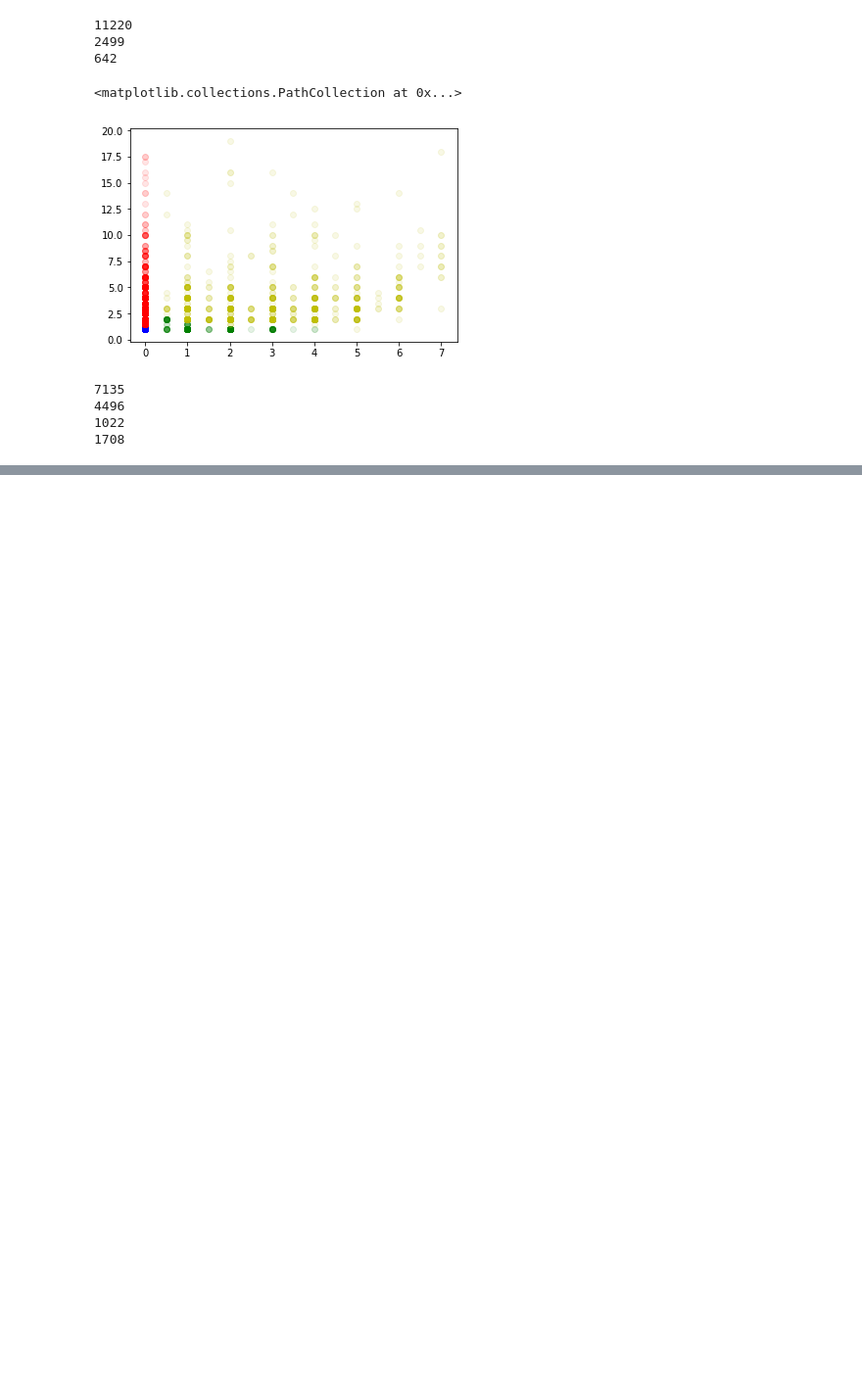
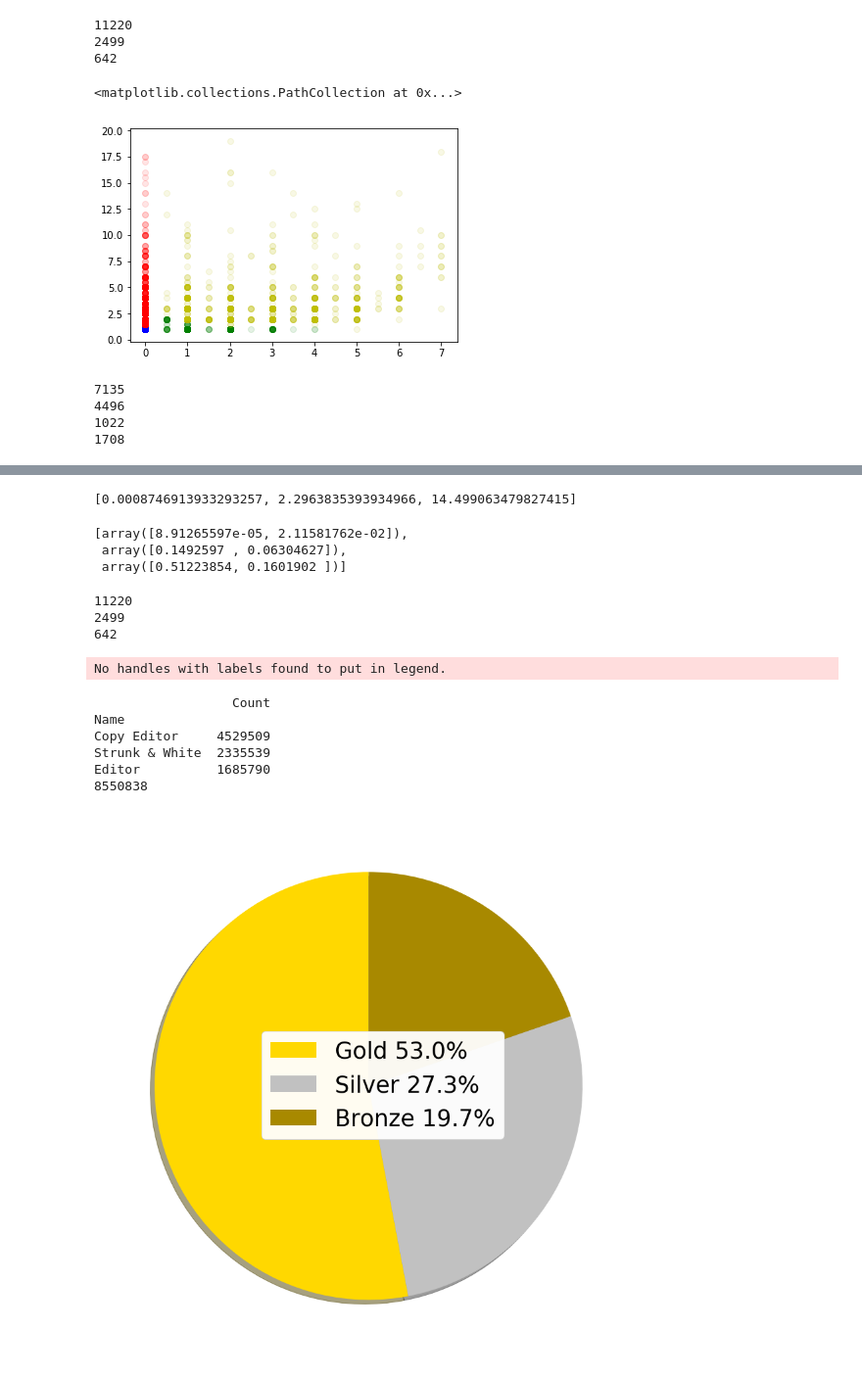
Before and after one commit to NickHoernle/incentive_design, a Jupyter notebook: notebooks/01-24-2019_Clustering_for_Paper.ipynb, the cells around one changed output, grey strips where cells are left out. Shown at 98% size. Cells and saved outputs as stored; diff of their text form; code cells hidden in the pictures; blank space fills up the shorter version.

```diff
--- a/notebooks/01-24-2019_Clustering_for_Paper.ipynb
+++ b/notebooks/01-24-2019_Clustering_for_Paper.ipynb
@@ -147,0 +261,54 @@ for i in np.unique(assigned_clusters):
+# %%
+[v*w for v,w in kclusterer.means()]
+# %% [output]
+[0.0008746913933293257, 2.2963835393934966, 14.499063479827415]
+# %%
+kclusterer.means()
+# %% [output]
+[array([8.91265597e-05, 2.11581762e-02]),
+ array([0.1492597 , 0.06304627]),
+ array([0.51223854, 0.1601902 ])]
+# %%
+for i in np.unique(assigned_clusters):
+    print(np.sum(assigned_clusters == i))
+# %% [output]
+11220
+2499
+642
+# %%
+df = pd.read_csv('/home/nick/Downloads/QueryResults (5).csv')
+df.rename(columns={'Unnamed: 0': 'Count'}, inplace=True)
+df.set_index('Name', inplace=True)
+
+df.loc['Strunk & White', 'Count'] -= df.loc['Copy Editor', 'Count']
+df.loc['Editor', 'Count'] -= (df.loc['Copy Editor', 'Count'] + df.loc['Strunk & White', 'Count'])
+
+df.sort_values('Count', inplace=True, ascending=False)
+# df.loc['Other','Count'] = 113844098 - df.Count.sum()
+print(df)
+print(df.Count.sum())
+
+fig, ax = plt.subplots(1,1, figsize=(15,15))
+
+df.reset_index(inplace=True)
+ax.pie(df.Count, colors=['#ffd800', '#c1c1c1', '#a88900'], shadow=True, startangle=90)
+
+ax.legend(loc=(1,.4), prop={'size': 15})
+ax.set_xticklabels([])
+
+legend = ax.legend(loc=(.3,.4), labels=[f'{x} {np.round(y/sum(df.Count)*100,1)}%' for x,y in zip(['Gold', 'Silver', 'Bronze'], df.Count)],
+           prop={'size': 35})
+frame = legend.get_frame()
+frame.set_facecolor('white')
+frame.set_alpha(.95)
+
+plt.show()
+# %% [output]
+No handles with labels found to put in legend.
+                  Count
+Name
+Copy Editor     4529509
+Strunk & White  2335539
+Editor          1685790
+8550838
+[figure, added]
```
Also changed, not shown: parts of 15 cells of this notebook.
